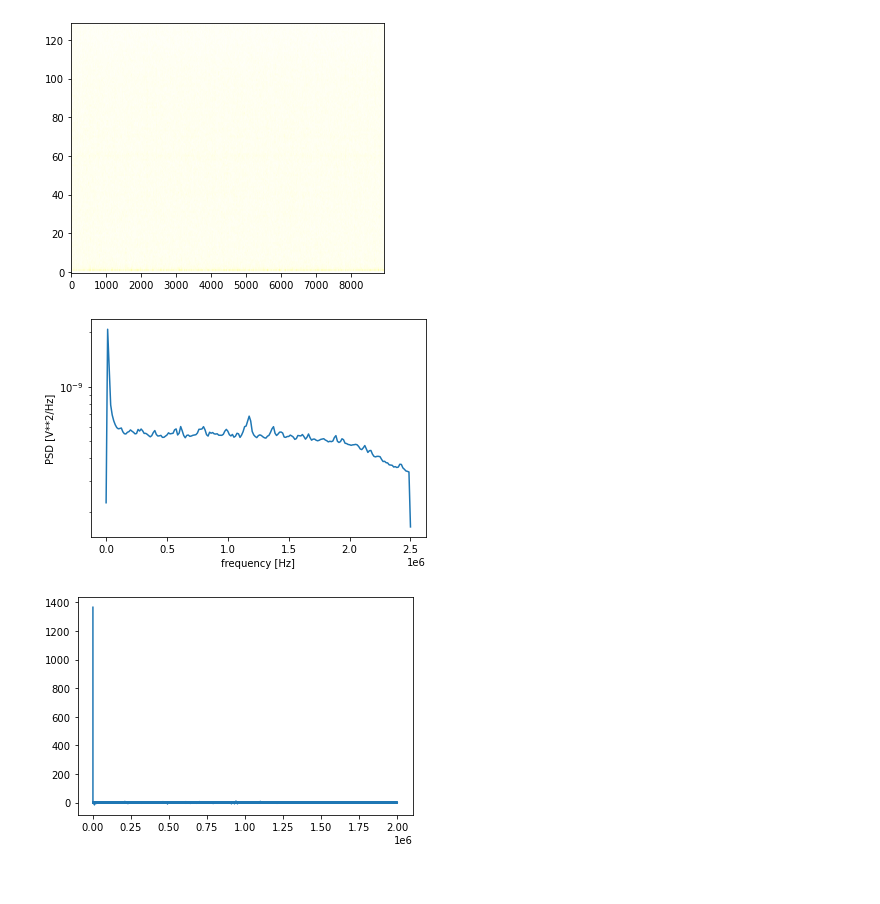
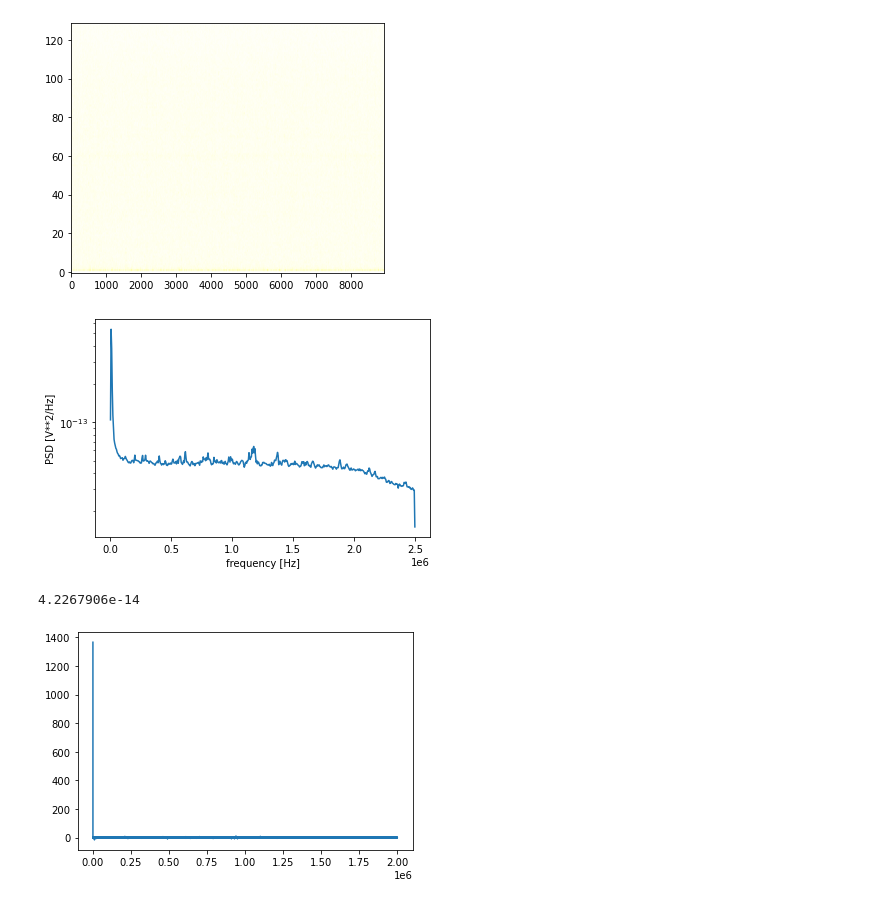
Before and after one commit to axelzedigh/MasterThesisResults, a Jupyter notebook: notebooks/Noise_visualization.ipynb, the cells around one changed output. Cells and saved outputs as stored; diff of their text form; code cells hidden in the pictures.

```diff
--- a/notebooks/Noise_visualization.ipynb
+++ b/notebooks/Noise_visualization.ipynb
@@ -80,13 +80,15 @@ plt.tight_layout()
 [figure]
 # %%
 fs = 5e6
-f, Pxx_den = signal.welch(noise_traces_flattened_fixed*106, fs, nperseg=400, average="mean")
+f, Pxx_den = signal.welch(noise_traces_flattened_fixed, fs, nperseg=1024, average="mean")
 plt.semilogy(f, Pxx_den)
 plt.xlabel('frequency [Hz]')
 plt.ylabel('PSD [V**2/Hz]')
 plt.show()
+print(np.mean(Pxx_den[256:512]))
 # %% [output]
-[figure, old version]
+[figure, new version]
+4.2267906e-14
 # %%
 from scipy.fftpack import fft, irfft, rfft, fftfreq
 fft_noise_traces = rfft(noise_traces_flattened_fixed)
```
Also changed, not shown: 3 other files.
